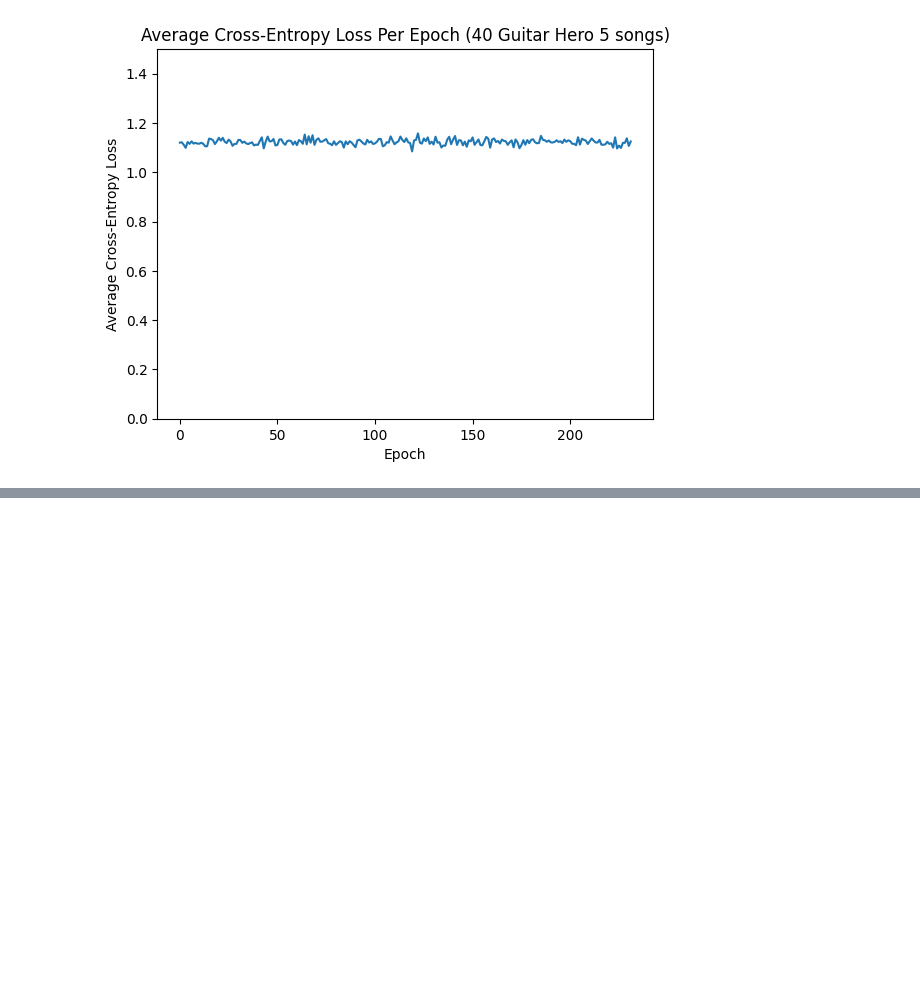
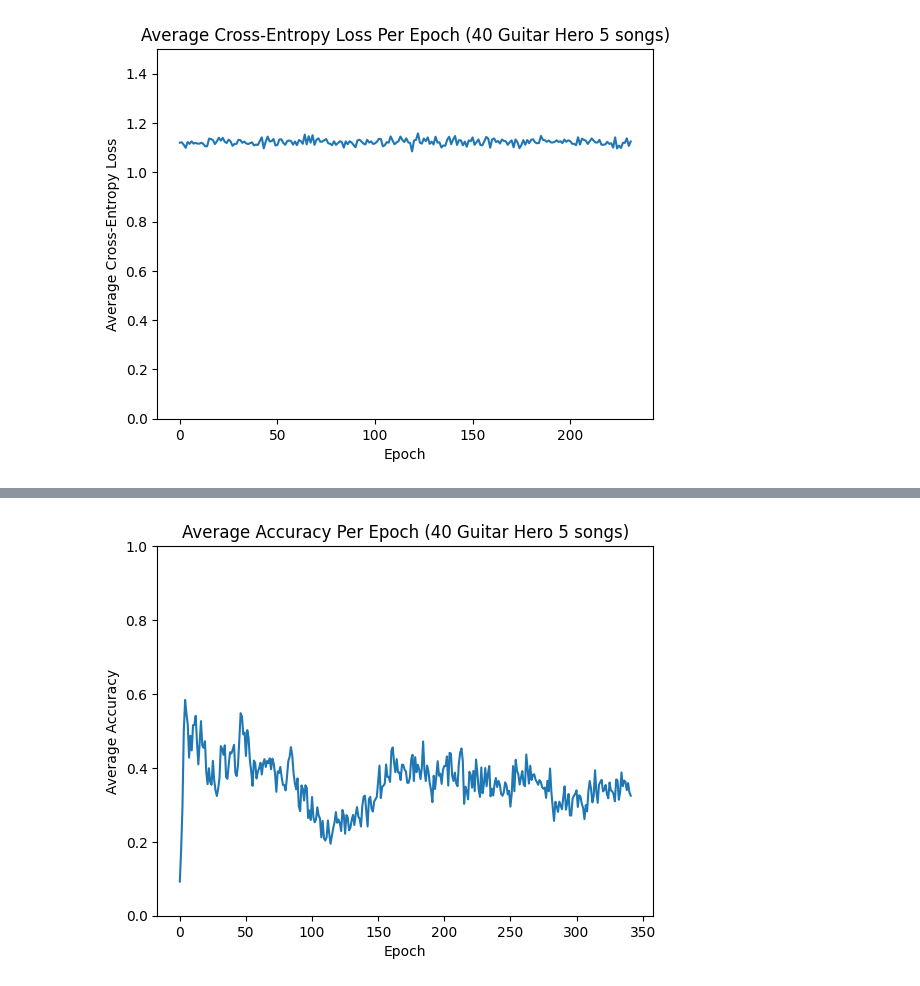
Before and after one commit to mb6611/audio2hero, a Jupyter notebook: graphs.ipynb, the cells around one changed output, grey strips where cells are left out. Cells and saved outputs as stored; diff of their text form; code cells hidden in the pictures; blank space fills up the shorter version.

```diff
--- a/graphs.ipynb
+++ b/graphs.ipynb
@@ -28,0 +53,12 @@ plt.show()
+# %%
+accuracies5 = np.load("accuracies5.npy")
+average_accuracies5 = [np.mean(epoch) for epoch in accuracies5]
+# %%
+plt.title("Average Accuracy Per Epoch (40 Guitar Hero 5 songs)")
+plt.xlabel("Epoch")
+plt.ylabel("Average Accuracy")
+plt.ylim(0,1)
+plt.plot(list(range(len(average_accuracies5))), average_accuracies5)
+plt.show()
+# %% [output]
+[figure, added]
```
Also changed, not shown: parts of 9 cells of this notebook, 4 other files.
